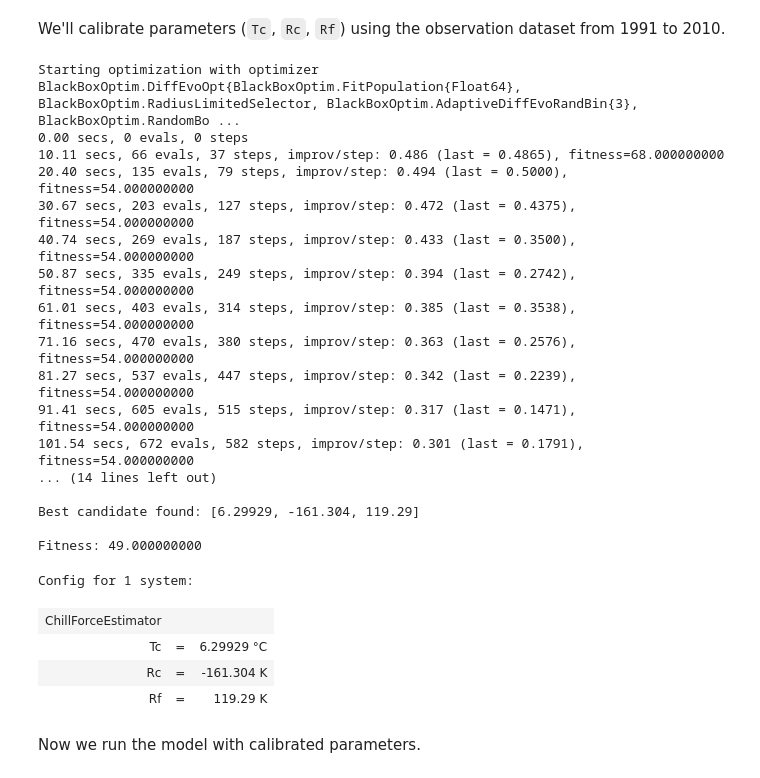
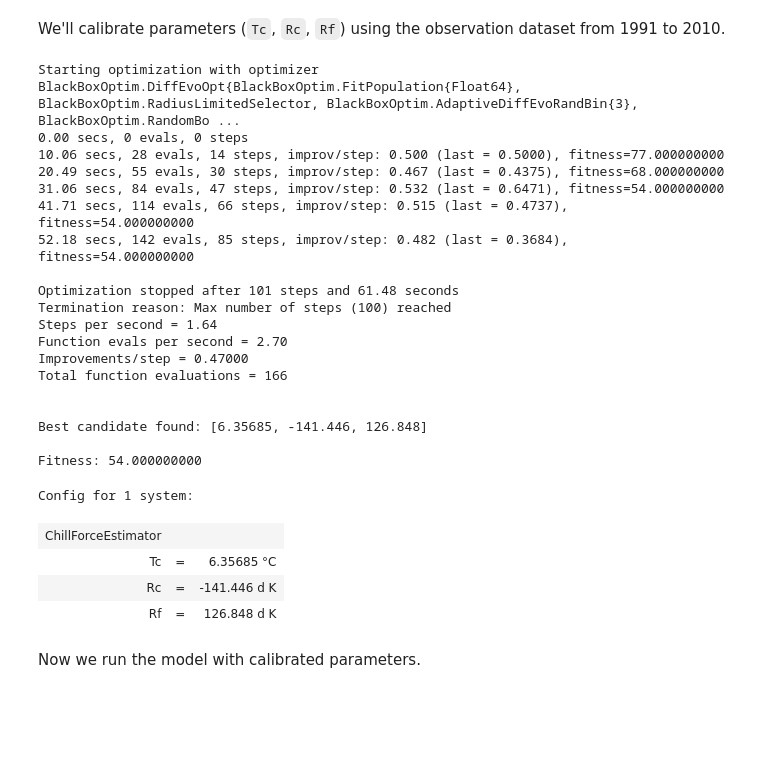
Before and after one commit to cropbox/cropbox-workshop-2022-tw, a Jupyter notebook: 4-Phenology.ipynb, the cells around one changed output. Saved outputs shown, nothing was run; the diff lists cells and outputs as text; code cells hidden in the pictures; blank space fills up the shorter version.

```diff
--- a/4-Phenology.ipynb
+++ b/4-Phenology.ipynb
@@ -1134,42 +1129,44 @@ We'll calibrate parameters (`Tc`, `Rc`, `Rf`) using the observation dataset from
 # %%
 cf_calib_config = calibrate(ChillForceEstimator, cherry_dc_obs;
     configs = @config(dc_config + cherry_config.(1991:2010)),
     index = :year,
     target = :doy,
     parameters = ChillForceEstimator => (;
         Tc = (3, 8),
         Rc = (-300, 0),
         Rf = (0, 300),
     ),
     stop = :stop,
     snap = :stop,
     callback,
     optim = (;
-        MaxSteps = 1000,
+        MaxSteps = 100,
     ),
 )
 # %% [output]
 Starting optimization with optimizer BlackBoxOptim.DiffEvoOpt{BlackBoxOptim.FitPopulation{Float64}, BlackBoxOptim.RadiusLimitedSelector, BlackBoxOptim.AdaptiveDiffEvoRandBin{3}, BlackBoxOptim.RandomBo ...
 0.00 secs, 0 evals, 0 steps
-10.11 secs, 66 evals, 37 steps, improv/step: 0.486 (last = 0.4865), fitness=68.000000000
-20.40 secs, 135 evals, 79 steps, improv/step: 0.494 (last = 0.5000), fitness=54.000000000
-30.67 secs, 203 evals, 127 steps, improv/step: 0.472 (last = 0.4375), fitness=54.000000000
-40.74 secs, 269 evals, 187 steps, improv/step: 0.433 (last = 0.3500), fitness=54.000000000
-50.87 secs, 335 evals, 249 steps, improv/step: 0.394 (last = 0.2742), fitness=54.000000000
-61.01 secs, 403 evals, 314 steps, improv/step: 0.385 (last = 0.3538), fitness=54.000000000
-71.16 secs, 470 evals, 380 steps, improv/step: 0.363 (last = 0.2576), fitness=54.000000000
-81.27 secs, 537 evals, 447 steps, improv/step: 0.342 (last = 0.2239), fitness=54.000000000
-91.41 secs, 605 evals, 515 steps, improv/step: 0.317 (last = 0.1471), fitness=54.000000000
-101.54 secs, 672 evals, 582 steps, improv/step: 0.301 (last = 0.1791), fitness=54.000000000
-... (14 lines left out)
+10.06 secs, 28 evals, 14 steps, improv/step: 0.500 (last = 0.5000), fitness=77.000000000
+20.49 secs, 55 evals, 30 steps, improv/step: 0.467 (last = 0.4375), fitness=68.000000000
+31.06 secs, 84 evals, 47 steps, improv/step: 0.532 (last = 0.6471), fitness=54.000000000
+41.71 secs, 114 evals, 66 steps, improv/step: 0.515 (last = 0.4737), fitness=54.000000000
+52.18 secs, 142 evals, 85 steps, improv/step: 0.482 (last = 0.3684), fitness=54.000000000
 
-Best candidate found: [6.29929, -161.304, 119.29]
+Optimization stopped after 101 steps and 61.48 seconds
+Termination reason: Max number of steps (100) reached
+Steps per second = 1.64
+Function evals per second = 2.70
+Improvements/step = 0.47000
+Total function evaluations = 166
 
-Fitness: 49.000000000
+
+Best candidate found: [6.35685, -141.446, 126.848]
+
+Fitness: 54.000000000
 Config for 1 system:
 | ChillForceEstimator |  |  |
-| Tc | = | 6.29929 °C |
-| Rc | = | -161.304 K |
-| Rf | = | 119.29 K |
+| Tc | = | 6.35685 °C |
+| Rc | = | -141.446 d K |
+| Rf | = | 126.848 d K |
 # %%
 # cf_calib_config = @config ChillForceEstimator => (;
```
Also changed, not shown: parts of 21 cells of this notebook, 1 other file.
